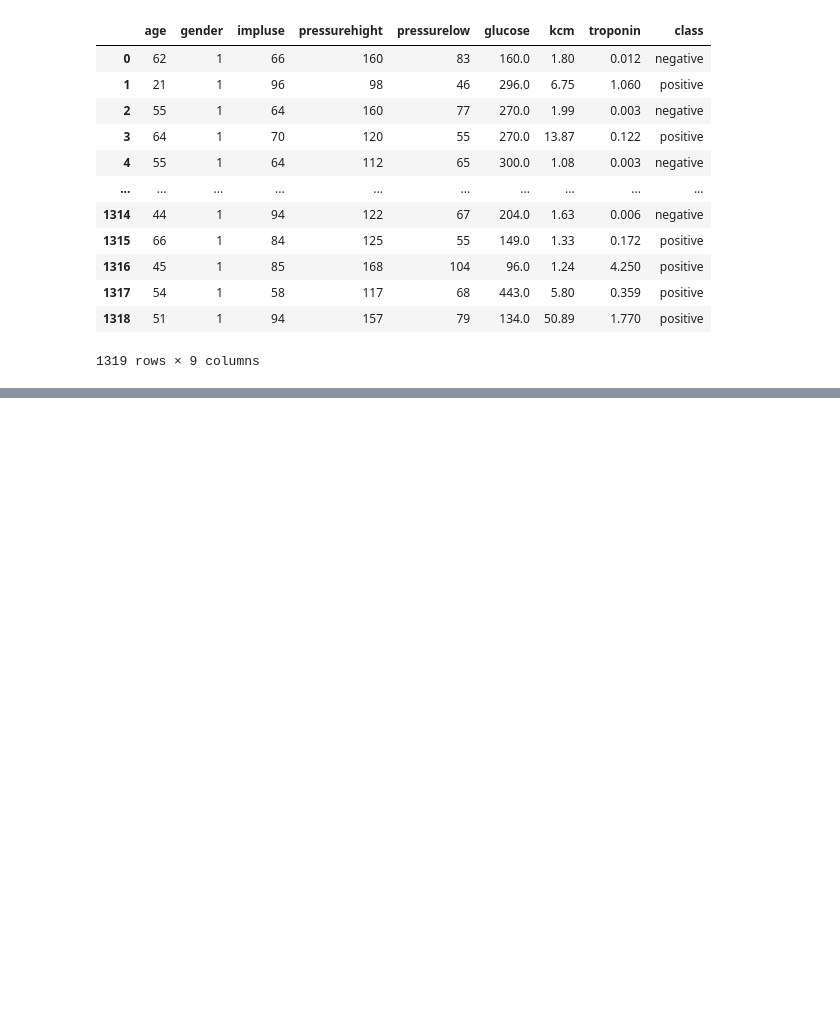
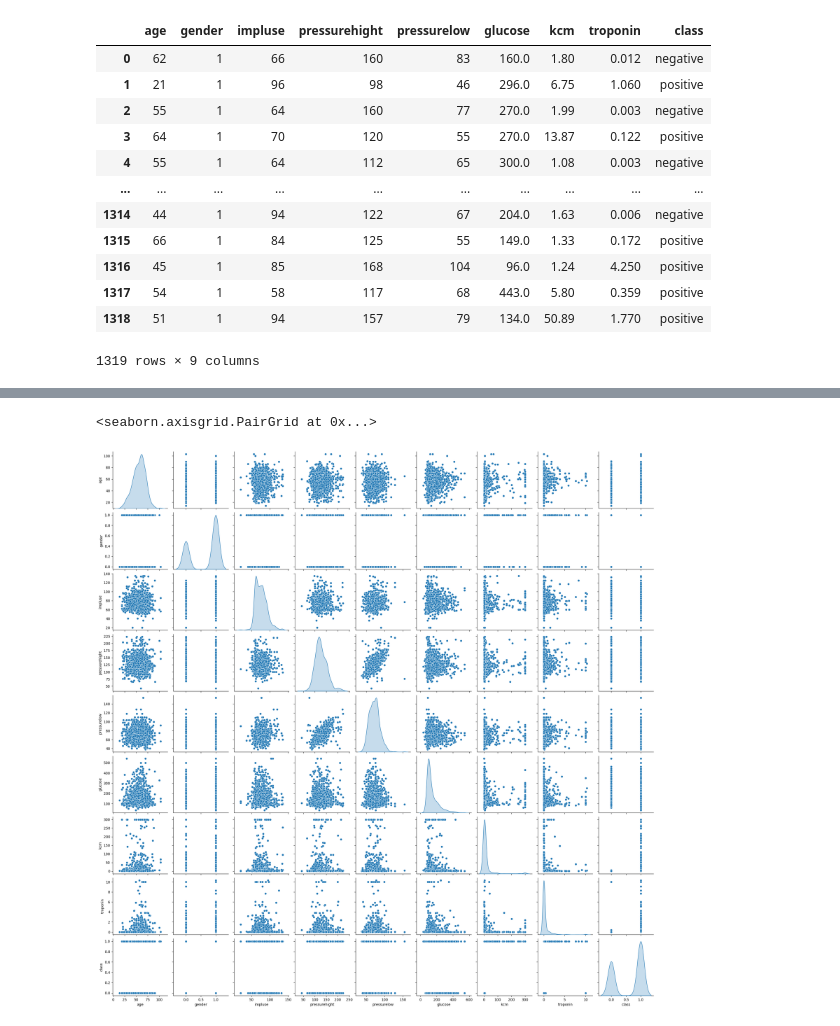
Before and after one commit to miftahfadil/heart_attack_prediction, a Jupyter notebook: heart_attack_prediction.ipynb, the cells around one changed output, grey strips where cells are left out. Saved outputs shown, nothing was run; the diff lists cells and outputs as text; code cells hidden in the pictures; blank space fills up the shorter version.

```diff
--- a/heart_attack_prediction.ipynb
+++ b/heart_attack_prediction.ipynb
@@ -31,0 +165,5 @@ heart_attack_dataset
+# %%
+heart_attack_dataset.loc[heart_attack_dataset['class'] == 'positive', 'class'] = 1
+heart_attack_dataset.loc[heart_attack_dataset['class'] == 'negative', 'class'] = 0
+
+heart_attack_dataset.head()
@@ -31,0 +177,6 @@ heart_attack_dataset
+# %%
+# Mengamati hubungan antar fitur numerik dengan fungsi pairplot()
+sns.pairplot(heart_attack_dataset, diag_kind = 'kde')
+# %% [output]
+<seaborn.axisgrid.PairGrid at 0x...>
+[figure, added]
```
Also changed, not shown: parts of 32 cells of this notebook.
